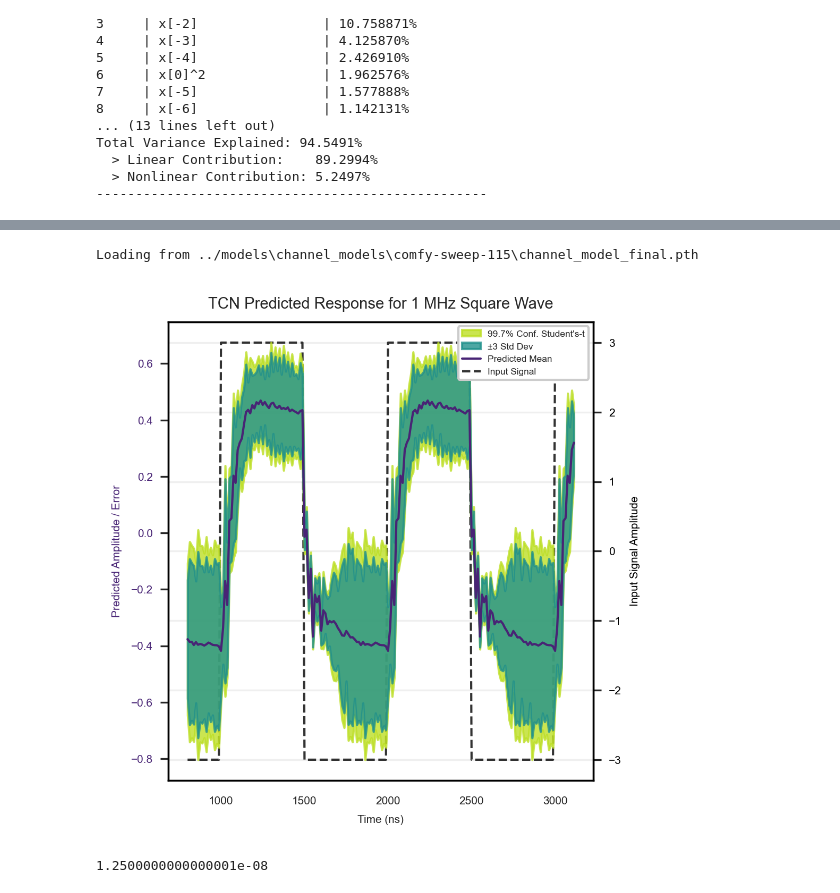
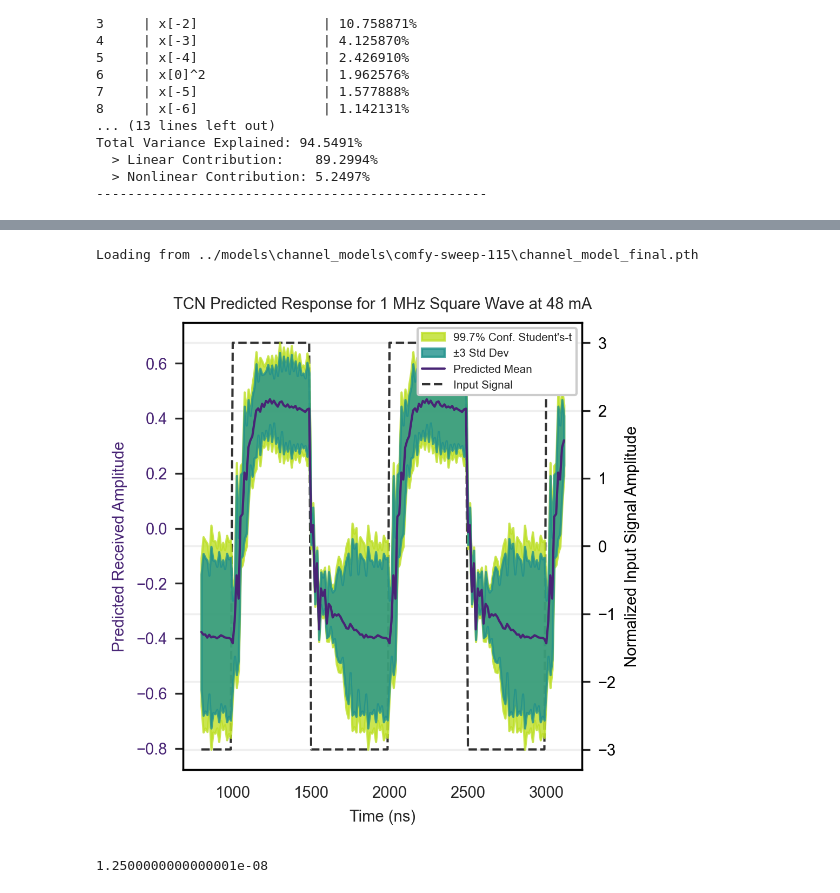
Before and after one commit to UW-Photonics-Lab/prob_tcn_for_LED, a Jupyter notebook: notebooks/make_figures.ipynb, the cells around one changed output, grey strips where cells are left out. Saved outputs shown, nothing was run; the diff lists cells and outputs as text; code cells hidden in the pictures.

```diff
--- a/notebooks/make_figures.ipynb
+++ b/notebooks/make_figures.ipynb
@@ -748,7 +757,7 @@ val_mp_evms = []
 no_noise_tcn_evms = []
 
 for dc_bias in wide_channel.keys():
-    val_mp_evm, val_tcn_evm, no_noise_tcn_evm = extract_val_evm_losses(dc_bias, vals, wide_channel, root_val_path, DEVICE)
+    val_mp_evm, val_tcn_evm, no_noise_tcn_evm, *ber_info = extract_val_evm_losses(dc_bias, vals, wide_channel, root_val_path, DEVICE)
     val_tcn_evms.append(val_tcn_evm)
     val_mp_evms.append(val_mp_evm)
     no_noise_tcn_evms.append(no_noise_tcn_evm)
@@ -985,6 +994,6 @@ Loading from ../models\channel_models\rural-sweep-18\channel_model_final.pth
 # %%
 fig, axs =plt.subplots(2, 2, figsize=(fig_width, fig_height), constrained_layout=True)
-plt.suptitle("Q-Q Plots of Standardized Residuals for TCN Channel Models", fontsize=7)
+plt.suptitle("Q-Q Plots of Standardized Residuals for TCN Channel Models", fontsize=PLOT_FONT_SIZE)
 axes = (axs[0,0], axs[0,1], axs[1,0], axs[1,1])
 iter = 0
 for (dc_bias, ax) in zip(models.keys(), axes):
@@ -1018,15 +1027,15 @@ for (dc_bias, ax) in zip(models.keys(), axes):
         ax.plot([-4.5, 4.5], [-4.5, 4.5], color=cmap(0.1), linestyle='--', label='y=x Standard Normal')
         ax.set_xlim([-4.5, 4.5])
         ax.set_ylim([-4.5, 4.5])
-        ax.set_title(f"Gaussian Model at {dc_bias}", fontsize=5)
-        ax.set_xlabel("Theoretical Quantiles")
+        ax.set_title(f"Gaussian Model at {dc_bias}", fontsize=SMALL_PLOT_FONT_SIZE)
+        ax.set_xlabel("Theoretical Quantiles", fontsize=SMALL_PLOT_FONT_SIZE)
         if iter % 2 != 0:
             ax.set_ylabel("")
         else:
-            ax.set_ylabel("Sample Quantiles")
+            ax.set_ylabel("Sample Quantiles", fontsize=SMALL_PLOT_FONT_SIZE)
         ax.grid(True)
         ax.set_box_aspect(1)
-        ax.legend(fontsize=5,
+        ax.legend(fontsize=SMALL_PLOT_FONT_SIZE,
             handlelength=0.3,
             labelspacing=0.2)
     else:
@@ -1048,15 +1057,15 @@ for (dc_bias, ax) in zip(models.keys(), axes):
         ax.plot([-4.5, 4.5], [-4.5, 4.5], color=cmap(0.1), linestyle='--', label='y=x Standard Normal')
         ax.set_xlim([-4.5, 4.5])
         ax.set_ylim([-4.5, 4.5])
-        ax.set_title(f"Student's-t Model at {dc_bias}", fontsize=5)
-        ax.set_xlabel("Theoretical Quantiles")
-        ax.legend(fontsize=5,
+        ax.set_title(f"Student's-t Model at {dc_bias}", fontsize=SMALL_PLOT_FONT_SIZE)
+        ax.set_xlabel("Theoretical Quantiles", fontsize=SMALL_PLOT_FONT_SIZE)
+        ax.legend(fontsize=SMALL_PLOT_FONT_SIZE,
             handlelength=0.3,
             labelspacing=0.2)
         if iter % 2 != 0:
             ax.set_ylabel("")
         else:
-            ax.set_ylabel("Sample Quantiles")
+            ax.set_ylabel("Sample Quantiles", fontsize=SMALL_PLOT_FONT_SIZE)
         ax.set_box_aspect(1)
 
 
@@ -1068,7 +1077,7 @@ for (dc_bias, ax) in zip(models.keys(), axes):
 
 for i, ax in enumerate(axes):
     ax.text(-0.1, 1.1, f"({chr(97 + i)})", transform=ax.transAxes,
-            fontsize=7, va='top', ha='right')
+            fontsize=PLOT_FONT_SIZE, va='top', ha='right')
 plt.savefig(
     os.path.join(PLOT_PATH, "qq_plots_residuals.svg"),
     format='svg',
@@ -1088,9 +1097,10 @@ Loading from ../models\channel_models\rural-sweep-18\channel_model_final.pth
 ts = torch.linspace(0, 1, 8000)
 def freq_t(t):
     return (30) + (729) * t
+
+example_tcn, _ = load_runs_final_artifact(models['48mA']['tcn_channel'], DEVICE, model_type='channel')
+receptive_field = example_tcn.receptive_field
 window = [receptive_field, 250]
-example_tcn, _ = load_runs_final_artifact(models['48mA']['tcn_channel'], DEVICE, model_type='channel')
-
 seconds_per_sample = 1e-4 / 8000  # 0.1 ms over 8000 samples
 nano_seconds_per_sample = seconds_per_sample * 1e9
 fs = 1 / seconds_per_sample  # Sampling frequency in Hz
@@ -1142,42 +1152,49 @@ line1, = ax1.plot(sample_times_in_ns[window[0]:window[1]],
                   label='Predicted Mean', color=cmap(0.1))
 
 ax1.set_xlabel("Time (ns)")
-ax1.set_ylabel("Predicted Amplitude / Error", color=cmap(0.1))
+ax1.set_ylabel("Predicted Received Amplitude", color=cmap(0.1))
 ax1.tick_params(axis='y', labelcolor=cmap(0.1))
 ax1.grid(True, alpha=0.8, zorder=0)
 ax1.set_zorder(1)
 ax1.patch.set_visible(False)
 ax1.set_axisbelow(True)
 
 
 ax1.grid(False)
 ax1.set_zorder(1)
 ax1.patch.set_visible(False)
 
 ax2 = ax1.twinx()
 ax2.set_zorder(0)
 
 ax2.grid(True, alpha=0.3)
 ax2.set_axisbelow(True)
 line2, = ax2.plot(sample_times_in_ns[window[0]:window[1]],
                   x_test.squeeze(0).cpu()[window[0]:window[1]],
                   label='Input Signal', color='black', linestyle='--', alpha=0.8)
 
-ax2.set_ylabel("Input Signal Amplitude", color='black')
+ax2.set_ylabel("Normalized Input Signal Amplitude", color='black')
 ax2.tick_params(axis='y', labelcolor='black')
 
 h1, l1 = ax1.get_legend_handles_labels()
 h2, l2 = ax2.get_legend_handles_labels()
 
 # Combine them and place in a single legend box
-ax1.legend(h1 + h2, l1 + l2, loc='upper right', frameon=True, fontsize='small', framealpha=1, facecolor='white').set_zorder(10)
+ax1.legend(h1 + h2, l1 + l2, loc='upper right', frameon=True, fontsize=SMALL_PLOT_FONT_SIZE, framealpha=1, facecolor='white').set_zorder(10)
 
-plt.title("TCN Predicted Response for 1 MHz Square Wave")
+plt.title("TCN Predicted Response for 1 MHz Square Wave at 48 mA")
 fig.tight_layout()
+plt.savefig(
+    os.path.join(PLOT_PATH, "tcn_predicted_mean_std.svg"),
+    format='svg',
+    bbox_inches='tight',
+    transparent=True,
+    dpi=300
+)
 plt.show()
 # %% [output]
 Loading from ../models\channel_models\comfy-sweep-115\channel_model_final.pth
-[figure, old version]
+[figure, new version]
 # %%
 (1e-4) / (8e3)
 # %% [output]
```
Also changed, not shown: parts of 10 cells of this notebook, 10 other files.
